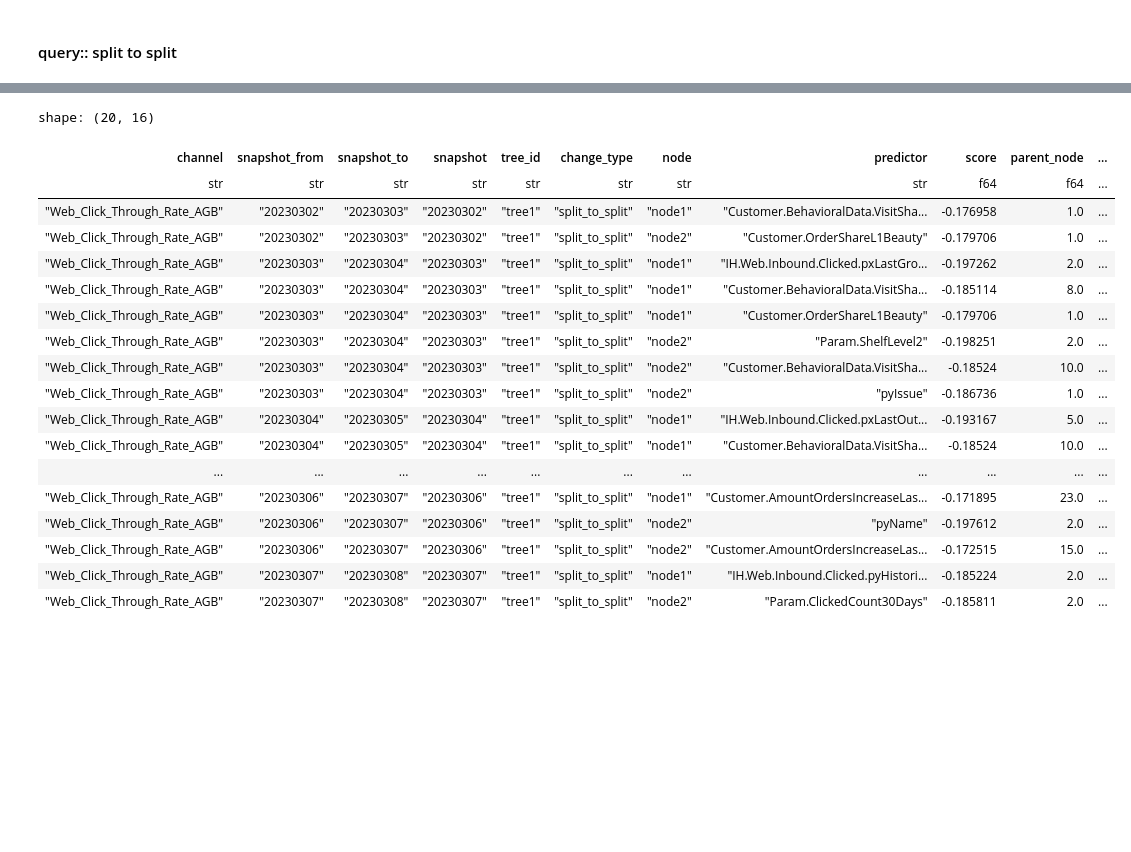
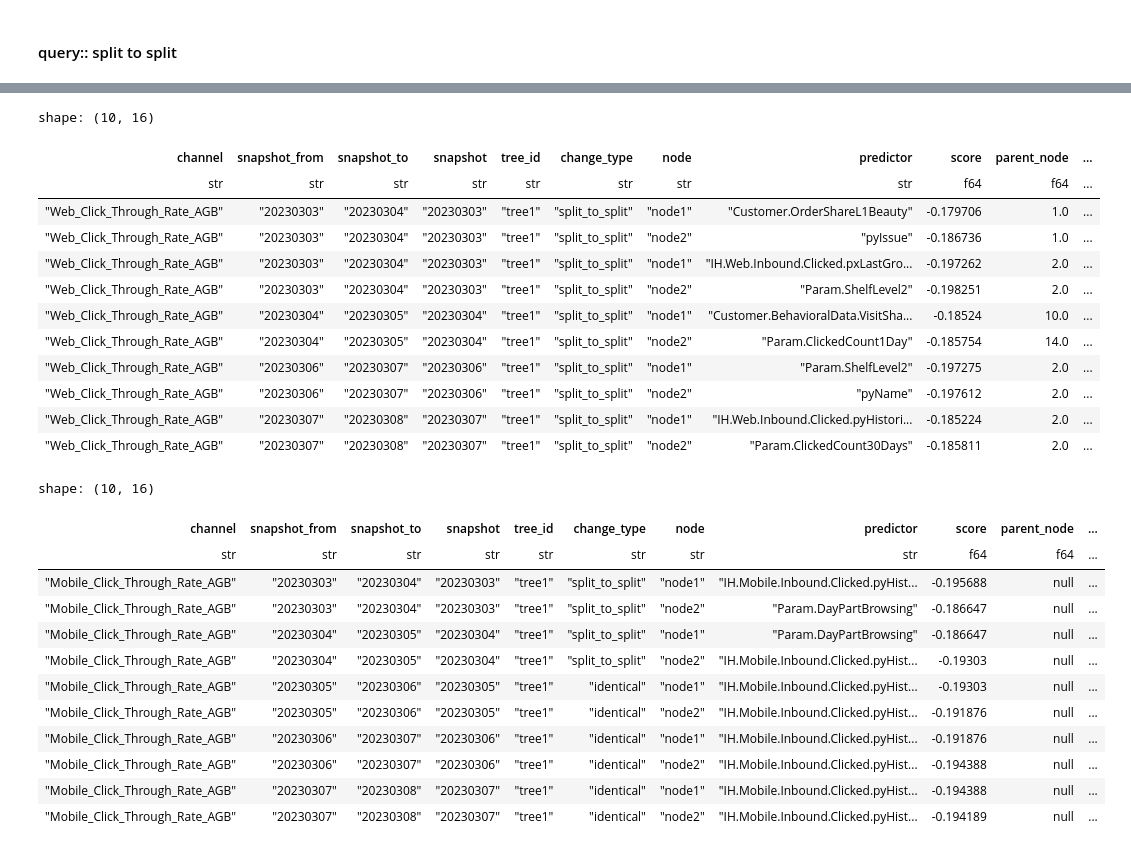
Before and after one commit to shaniyahassanali/pega-datascientist-tools, a Jupyter notebook: examples/datamart/TreeAnalysis.ipynb, the cells around one changed output, grey strips where cells are left out. Saved outputs shown, nothing was run; the diff lists cells and outputs as text; code cells hidden in the pictures; blank space fills up the shorter version.

```diff
--- a/examples/datamart/TreeAnalysis.ipynb
+++ b/examples/datamart/TreeAnalysis.ipynb
@@ -292,31 +286,51 @@ shape: (20, 16)
 # %%
 qq = (
     df
     .filter(
         (pl.col("change_type") == CHANGE_TYPES.split_to_split.name) &
         (pl.col("tree_id") == "tree1") &
         (pl.col("channel") == "Web_Click_Through_Rate_AGB")
     )
-    .sort(["snapshot", "node"])
+    .sort(["snapshot", "depth", "node"])
 )
 run_query(qq)
 # %% [output]
-shape: (20, 16)
+shape: (10, 16)
 | channel | snapshot_from | snapshot_to | snapshot | tree_id | change_type | node | predictor | score | parent_node | ... |
 | str | str | str | str | str | str | str | str | f64 | f64 | ... |
-| "Web_Click_Through_Rate_AGB" | "20230302" | "20230303" | "20230302" | "tree1" | "split_to_split" | "node1" | "Customer.BehavioralData.VisitSha... | -0.176958 | 1.0 | ... |
-| "Web_Click_Through_Rate_AGB" | "20230302" | "20230303" | "20230302" | "tree1" | "split_to_split" | "node2" | "Customer.OrderShareL1Beauty" | -0.179706 | 1.0 | ... |
+| "Web_Click_Through_Rate_AGB" | "20230303" | "20230304" | "20230303" | "tree1" | "split_to_split" | "node1" | "Customer.OrderShareL1Beauty" | -0.179706 | 1.0 | ... |
+| "Web_Click_Through_Rate_AGB" | "20230303" | "20230304" | "20230303" | "tree1" | "split_to_split" | "node2" | "pyIssue" | -0.186736 | 1.0 | ... |
 | "Web_Click_Through_Rate_AGB" | "20230303" | "20230304" | "20230303" | "tree1" | "split_to_split" | "node1" | "IH.Web.Inbound.Clicked.pxLastGro... | -0.197262 | 2.0 | ... |
-| "Web_Click_Through_Rate_AGB" | "20230303" | "20230304" | "20230303" | "tree1" | "split_to_split" | "node1" | "Customer.BehavioralData.VisitSha... | -0.185114 | 8.0 | ... |
-| "Web_Click_Through_Rate_AGB" | "20230303" | "20230304" | "20230303" | "tree1" | "split_to_split" | "node1" | "Customer.OrderShareL1Beauty" | -0.179706 | 1.0 | ... |
 | "Web_Click_Through_Rate_AGB" | "20230303" | "20230304" | "20230303" | "tree1" | "split_to_split" | "node2" | "Param.ShelfLevel2" | -0.198251 | 2.0 | ... |
-| "Web_Click_Through_Rate_AGB" | "20230303" | "20230304" | "20230303" | "tree1" | "split_to_split" | "node2" | "Customer.BehavioralData.VisitSha... | -0.18524 | 10.0 | ... |
-| "Web_Click_Through_Rate_AGB" | "20230303" | "20230304" | "20230303" | "tree1" | "split_to_split" | "node2" | "pyIssue" | -0.186736 | 1.0 | ... |
-| "Web_Click_Through_Rate_AGB" | "20230304" | "20230305" | "20230304" | "tree1" | "split_to_split" | "node1" | "IH.Web.Inbound.Clicked.pxLastOut... | -0.193167 | 5.0 | ... |
 | "Web_Click_Through_Rate_AGB" | "20230304" | "20230305" | "20230304" | "tree1" | "split_to_split" | "node1" | "Customer.BehavioralData.VisitSha... | -0.18524 | 10.0 | ... |
-| ... | ... | ... | ... | ... | ... | ... | ... | ... | ... | ... |
-| "Web_Click_Through_Rate_AGB" | "20230306" | "20230307" | "20230306" | "tree1" | "split_to_split" | "node1" | "Customer.AmountOrdersIncreaseLas... | -0.171895 | 23.0 | ... |
+| "Web_Click_Through_Rate_AGB" | "20230304" | "20230305" | "20230304" | "tree1" | "split_to_split" | "node2" | "Param.ClickedCount1Day" | -0.185754 | 14.0 | ... |
+| "Web_Click_Through_Rate_AGB" | "20230306" | "20230307" | "20230306" | "tree1" | "split_to_split" | "node1" | "Param.ShelfLevel2" | -0.197275 | 2.0 | ... |
 | "Web_Click_Through_Rate_AGB" | "20230306" | "20230307" | "20230306" | "tree1" | "split_to_split" | "node2" | "pyName" | -0.197612 | 2.0 | ... |
-| "Web_Click_Through_Rate_AGB" | "20230306" | "20230307" | "20230306" | "tree1" | "split_to_split" | "node2" | "Customer.AmountOrdersIncreaseLas... | -0.172515 | 15.0 | ... |
 | "Web_Click_Through_Rate_AGB" | "20230307" | "20230308" | "20230307" | "tree1" | "split_to_split" | "node1" | "IH.Web.Inbound.Clicked.pyHistori... | -0.185224 | 2.0 | ... |
 | "Web_Click_Through_Rate_AGB" | "20230307" | "20230308" | "20230307" | "tree1" | "split_to_split" | "node2" | "Param.ClickedCount30Days" | -0.185811 | 2.0 | ... |
+# %%
+qq1 = (
+    df
+    .filter(
+        # (pl.col("change_type") == CHANGE_TYPES.split_to_split.name) &
+        (pl.col("tree_id") == "tree1") &
+        (pl.col("channel") == "Mobile_Click_Through_Rate_AGB") &
+        (pl.col("depth") == 1)
+    )
+    .sort(["snapshot", "depth", "node"])
+)
+run_query(qq1)
+# %% [output]
+shape: (10, 16)
+| channel | snapshot_from | snapshot_to | snapshot | tree_id | change_type | node | predictor | score | parent_node | ... |
+| str | str | str | str | str | str | str | str | f64 | f64 | ... |
+| "Mobile_Click_Through_Rate_AGB" | "20230303" | "20230304" | "20230303" | "tree1" | "split_to_split" | "node1" | "IH.Mobile.Inbound.Clicked.pyHist... | -0.195688 | null | ... |
+| "Mobile_Click_Through_Rate_AGB" | "20230303" | "20230304" | "20230303" | "tree1" | "split_to_split" | "node2" | "Param.DayPartBrowsing" | -0.186647 | null | ... |
+| "Mobile_Click_Through_Rate_AGB" | "20230304" | "20230305" | "20230304" | "tree1" | "split_to_split" | "node1" | "Param.DayPartBrowsing" | -0.186647 | null | ... |
+| "Mobile_Click_Through_Rate_AGB" | "20230304" | "20230305" | "20230304" | "tree1" | "split_to_split" | "node2" | "IH.Mobile.Inbound.Clicked.pyHist... | -0.19303 | null | ... |
+| "Mobile_Click_Through_Rate_AGB" | "20230305" | "20230306" | "20230305" | "tree1" | "identical" | "node1" | "IH.Mobile.Inbound.Clicked.pyHist... | -0.19303 | null | ... |
+| "Mobile_Click_Through_Rate_AGB" | "20230305" | "20230306" | "20230305" | "tree1" | "identical" | "node2" | "IH.Mobile.Inbound.Clicked.pyHist... | -0.191876 | null | ... |
+| "Mobile_Click_Through_Rate_AGB" | "20230306" | "20230307" | "20230306" | "tree1" | "identical" | "node1" | "IH.Mobile.Inbound.Clicked.pyHist... | -0.191876 | null | ... |
+| "Mobile_Click_Through_Rate_AGB" | "20230306" | "20230307" | "20230306" | "tree1" | "identical" | "node2" | "IH.Mobile.Inbound.Clicked.pyHist... | -0.194388 | null | ... |
+| "Mobile_Click_Through_Rate_AGB" | "20230307" | "20230308" | "20230307" | "tree1" | "identical" | "node1" | "IH.Mobile.Inbound.Clicked.pyHist... | -0.194388 | null | ... |
+| "Mobile_Click_Through_Rate_AGB" | "20230307" | "20230308" | "20230307" | "tree1" | "identical" | "node2" | "IH.Mobile.Inbound.Clicked.pyHist... | -0.194189 | null | ... |
```
Also changed, not shown: parts of 12 cells of this notebook, 2 other files.
